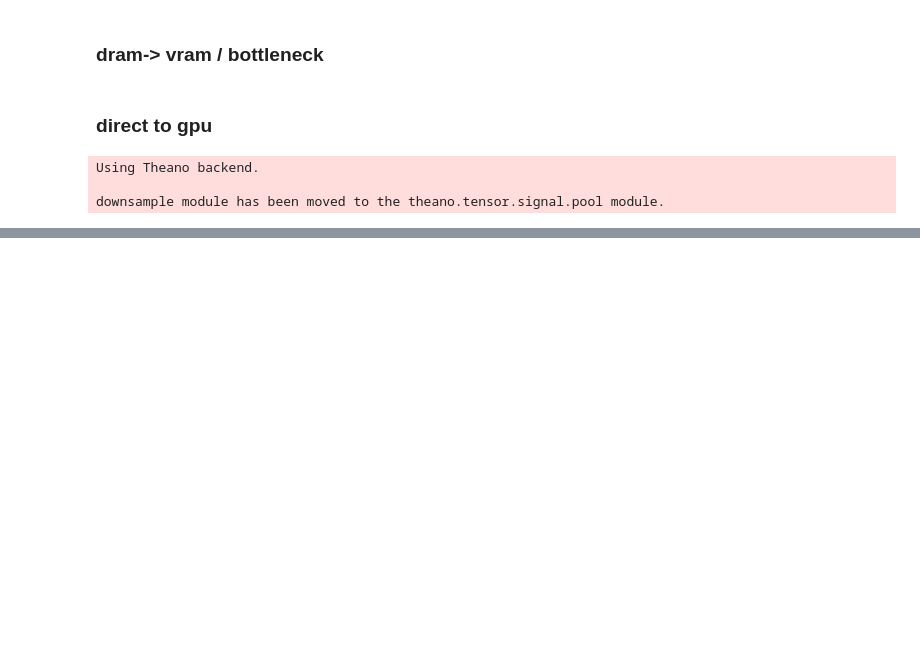
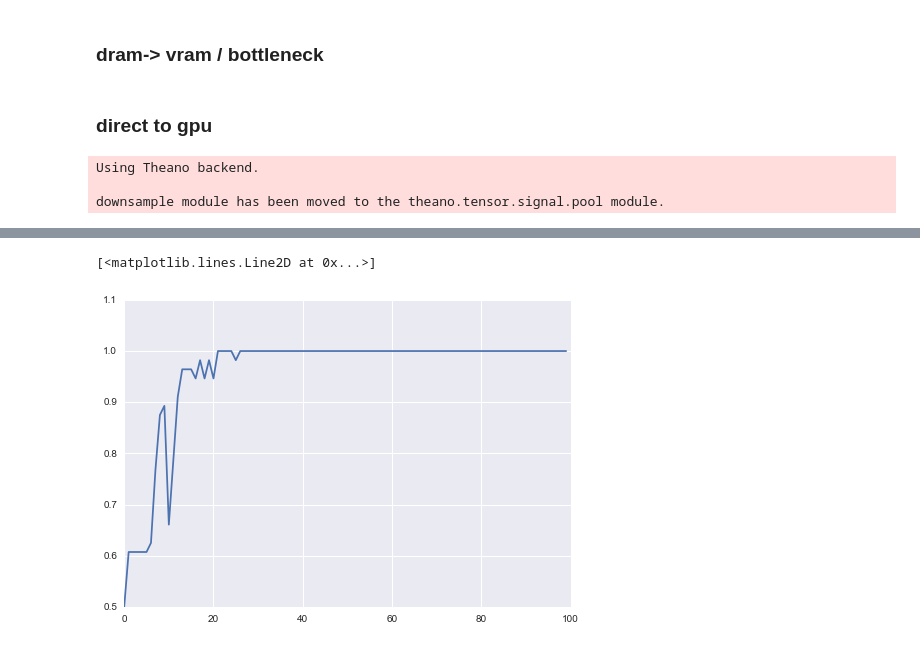
Before and after one commit to visionbang/mach_image_proc, a Jupyter notebook: theano_sandbox.ipynb, the cells around one changed output, grey strips where cells are left out. Saved outputs shown, nothing was run; the diff lists cells and outputs as text; code cells hidden in the pictures; blank space fills up the shorter version.

```diff
--- a/theano_sandbox.ipynb
+++ b/theano_sandbox.ipynb
@@ -134,2 +130,5 @@ Exception: ('The following error happened while compiling the node', GpuElemwise
 # %%
-hist2.history['acc']
+plt.plot(hist2.history['acc'])
+# %% [output]
+[<matplotlib.lines.Line2D at 0x...>]
+[figure, added]
```
Also changed, not shown: parts of 15 cells of this notebook, 1 other file.
